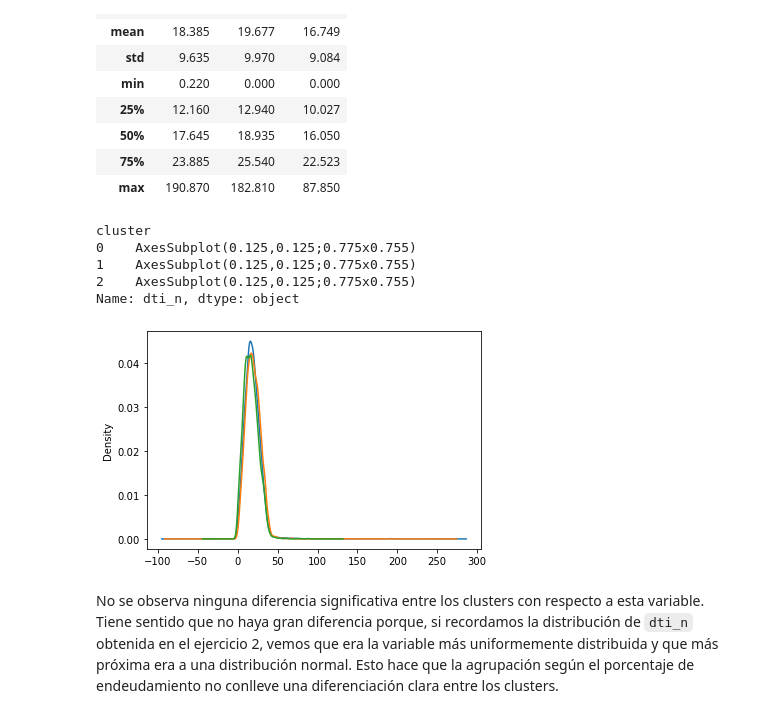
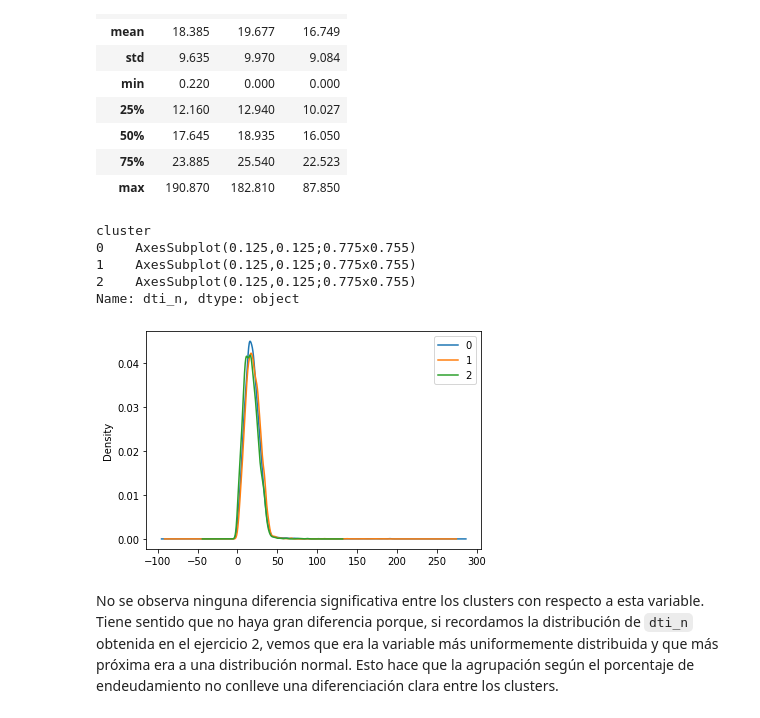
Before and after one commit to mario-sanz/IA2-Practicas, a Jupyter notebook: Lab1/P1_clustering.ipynb, the cells around one changed output. Cells and saved outputs as stored; diff of their text form; code cells hidden in the pictures.

```diff
--- a/Lab1/P1_clustering.ipynb
+++ b/Lab1/P1_clustering.ipynb
@@ -554,14 +553,14 @@ df.groupby('cluster')["dti_n"].describe(include=np.number).transpose()
 | 75% | 23.885 | 25.540 | 22.523 |
 | max | 190.870 | 182.810 | 87.850 |
 # %%
-df.groupby(["cluster"])["dti_n"].plot(kind="density")
+df.groupby(["cluster"])["dti_n"].plot(kind="density", legend=True)
 # %% [output]
 cluster
 0    AxesSubplot(0.125,0.125;0.775x0.755)
 1    AxesSubplot(0.125,0.125;0.775x0.755)
 2    AxesSubplot(0.125,0.125;0.775x0.755)
 Name: dti_n, dtype: object
-[figure, old version]
+[figure, new version]
 # %% [markdown]
 No se observa ninguna diferencia significativa entre los clusters con respecto a esta variable. Tiene sentido que no haya gran diferencia porque, si recordamos la distribución de `dti_n` obtenida en el ejercicio 2, vemos que era la variable más uniformemente distribuida y que más próxima era a una distribución normal. Esto hace que la agrupación según el porcentaje de endeudamiento no conlleve una diferenciación clara entre los clusters.
 # %% [markdown]
```
Also changed, not shown: parts of 27 cells of this notebook.
